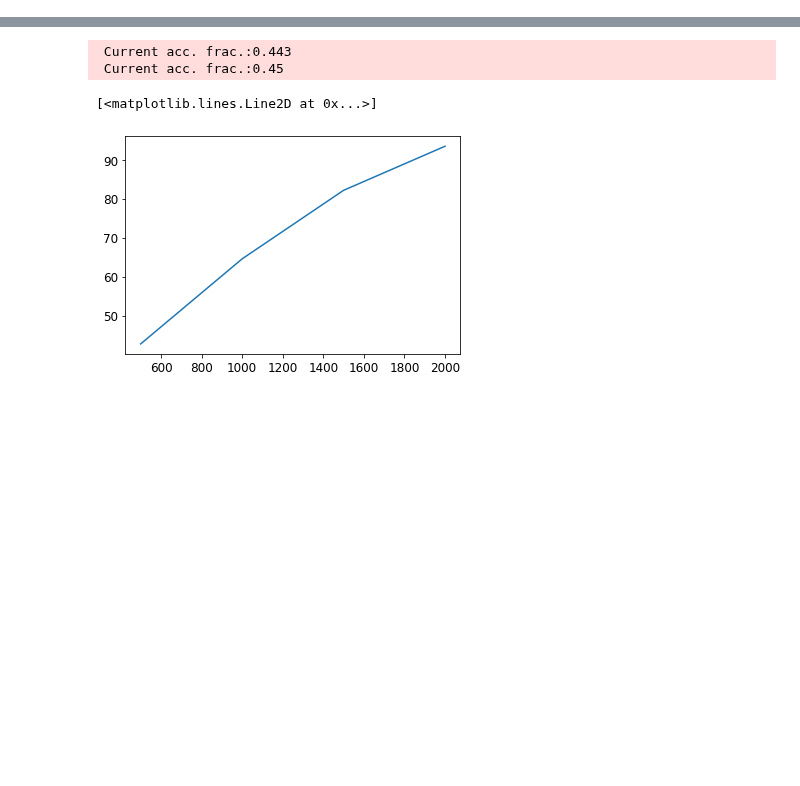
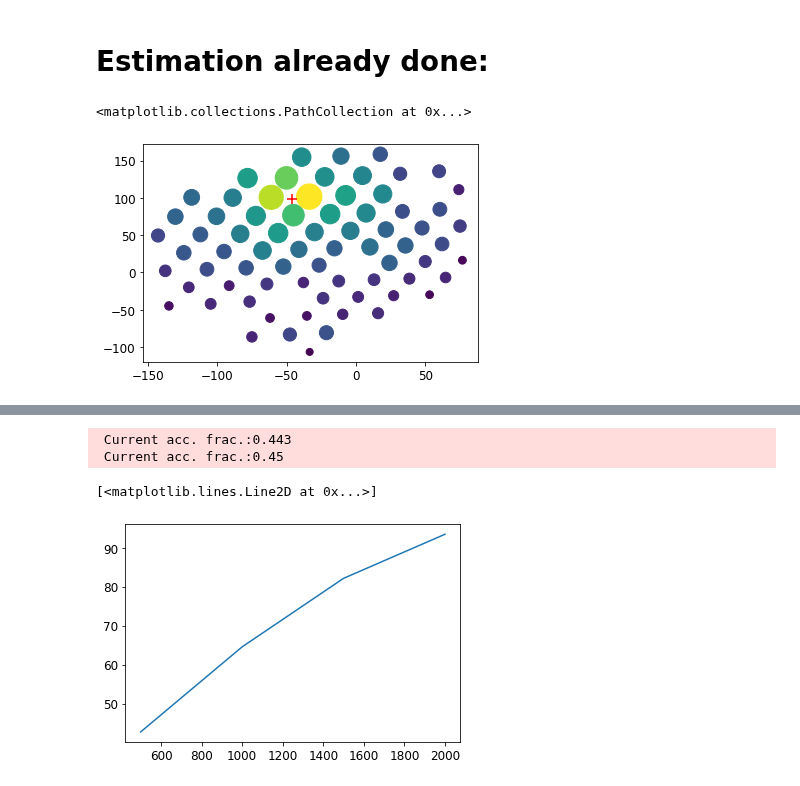
Before and after one commit to nj-vs-vh/master-thesis, a Jupyter notebook: notebooks/11_axis_position_estimation.ipynb, the cells around one changed output, grey strips where cells are left out. Saved outputs shown, nothing was run; the diff lists cells and outputs as text; code cells hidden in the pictures; blank space fills up the shorter version.

Commit message:
energy estimation and final LDF fitting

```diff
--- a/notebooks/11_axis_position_estimation.ipynb
+++ b/notebooks/11_axis_position_estimation.ipynb
@@ -37,2 +39,4 @@ print(f'{np.sum(in_fit_mask)} points left in fit after exclusion')
 # %%
 x_fov, y_fov, n_means, n_stds = processor.get_parameter_values_on_plane(event.id_, parameter='n')
+# %% [markdown]
+# Estimation already done:
@@ -39 +45,9 @@ x_fov, y_fov, n_means, n_stds = processor.get_parameter_values_on_plane(event.id
+# %%
+fig, ax = plt.subplots()
+
+ax.scatter(x_fov[in_fit_mask], y_fov[in_fit_mask], 2*n_means[in_fit_mask], n_means[in_fit_mask])
+ax.scatter([axis_x_saved], [axis_y_saved], 100, 'r', '+')
+# %% [output]
+<matplotlib.collections.PathCollection at 0x...>
+[figure, added]
 # %%
```
Also changed, not shown: parts of 9 cells of this notebook, 33 other files.
